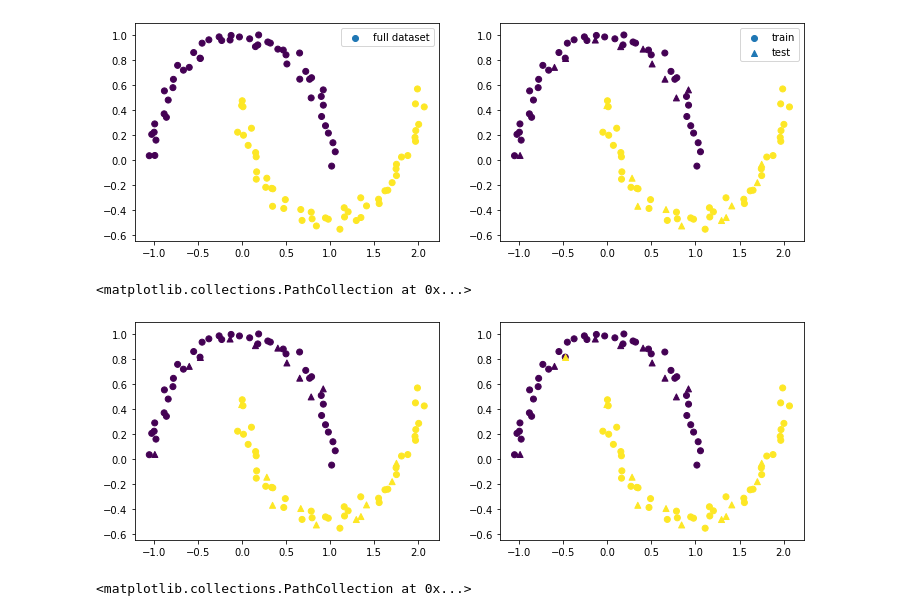
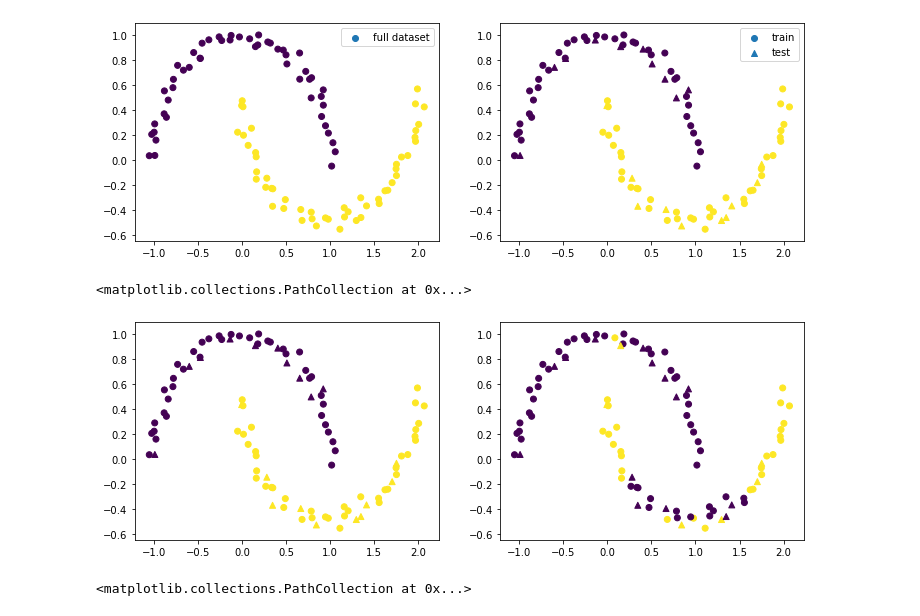
Before and after one commit to newmancu/ML_tests, a Jupyter notebook: ML/Trees/RandomForest.ipynb, the cells around one changed output. Cells and saved outputs as stored; diff of their text form; code cells hidden in the pictures.

```diff
--- a/ML/Trees/RandomForest.ipynb
+++ b/ML/Trees/RandomForest.ipynb
@@ -227,18 +251,18 @@ axes[1].legend()
 <matplotlib.legend.Legend at 0x...>
 [figure]
 # %%
-DTC = DecisionTreeClassification(xtr.shape[1], max_depth=22, split='random')
+DTC = DecisionTreeClassification(xtr.shape[1], max_depth=5, split='random')
 DTC.train(xtr, ytr)
 yp1 = DTC.predict(xtr)
 yp2 = DTC.predict(xte)
 fig, axes = plt.subplots(ncols=2, figsize=(12,4))
 
 axes[0].scatter(xtr[:,0], xtr[:,1], c=ytr, label='train')
 axes[0].scatter(xte[:,0], xte[:,1], c=yte, marker='^', label='test')
 
 axes[1].scatter(xtr[:,0], xtr[:,1], c=yp1, label='train')
 axes[1].scatter(xte[:,0], xte[:,1], c=yp2, marker='^', label='test')
 # %% [output]
 <matplotlib.collections.PathCollection at 0x...>
-[figure, old version]
+[figure, new version]
 # %%
```
Also changed, not shown: parts of 4 cells of this notebook.
